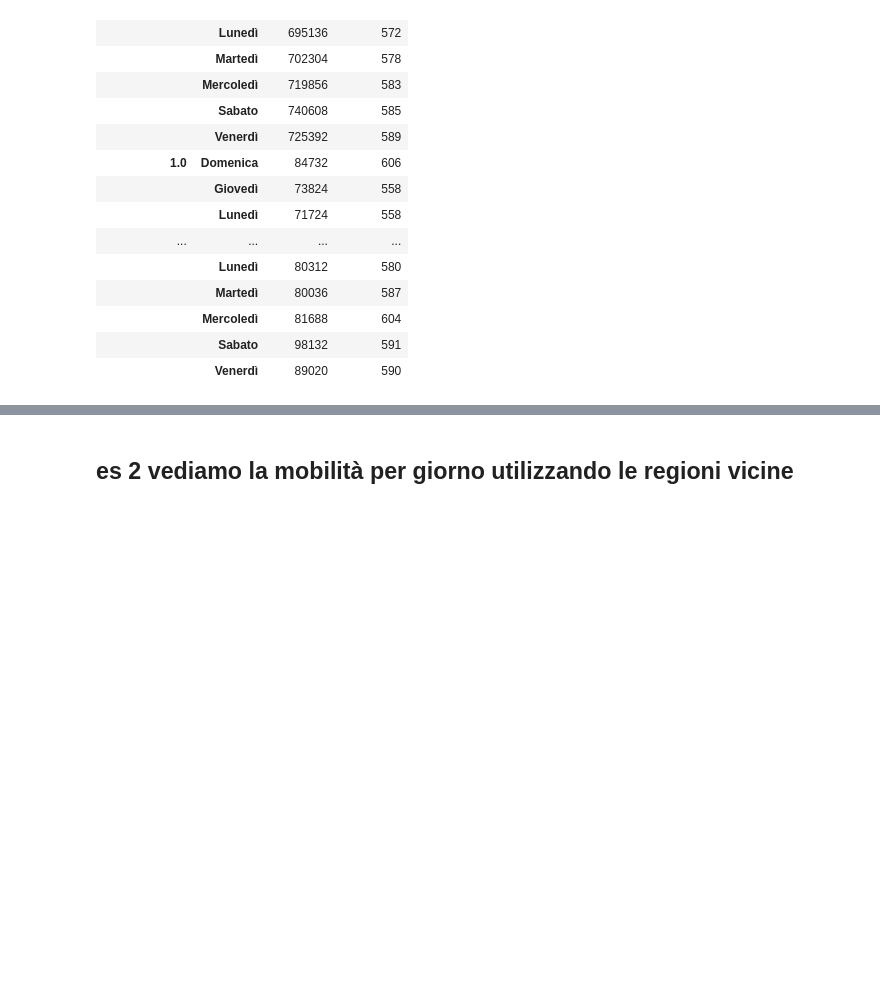
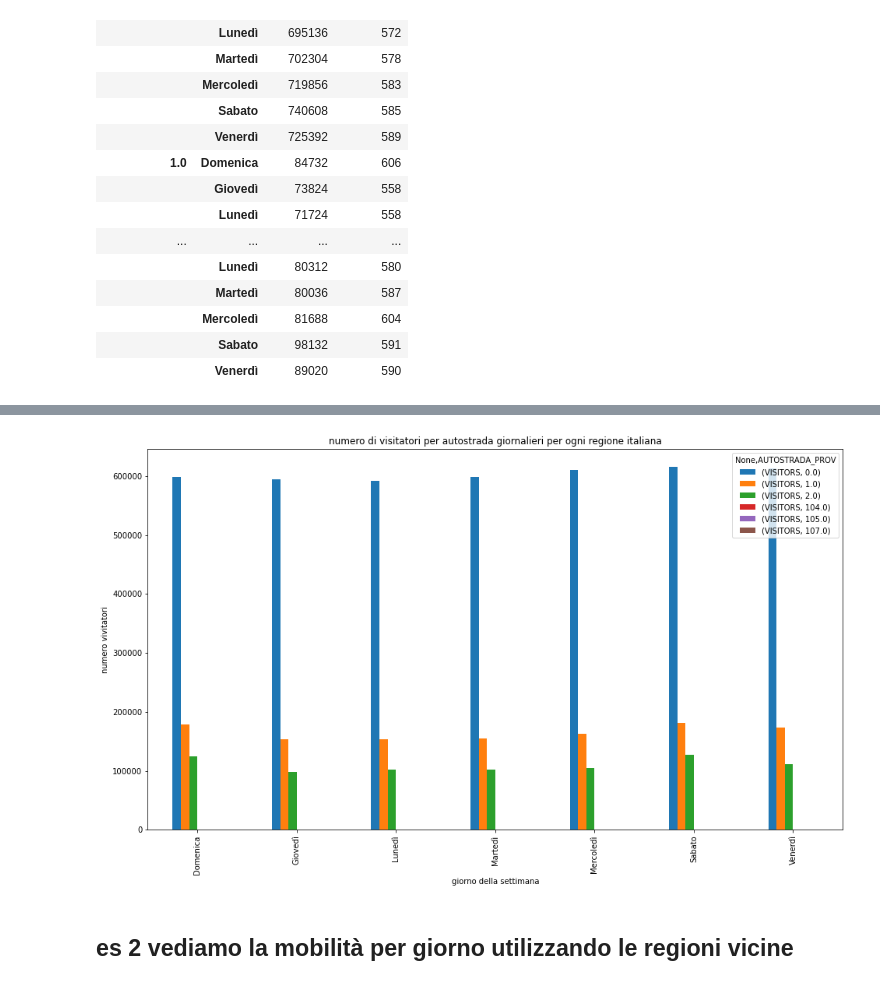
Before and after one commit to nico1654/project_work, a Jupyter notebook: Project_Work.ipynb, the cells around one changed output, grey strips where cells are left out. Saved outputs shown, nothing was run; the diff lists cells and outputs as text; code cells hidden in the pictures; blank space fills up the shorter version.

```diff
--- a/Project_Work.ipynb
+++ b/Project_Work.ipynb
@@ -186,3 +208,11 @@ df_grouped_by_road
+# %%
+df_grouped_by_road_3_region.unstack().plot.bar(title="numero di visitatori per autostrada giornalieri per ogni regione italiana",
+                                               xlabel="giorno della settimana",
+                                               ylabel="numero vivitatori",
+                                               figsize=(16,9))
+plt.show()
+# %% [output]
+[figure, added]
 # %% [markdown]
 ## es 2 vediamo la mobilità per giorno utilizzando le regioni vicine
 # %%
```
Also changed, not shown: parts of 18 cells of this notebook.
